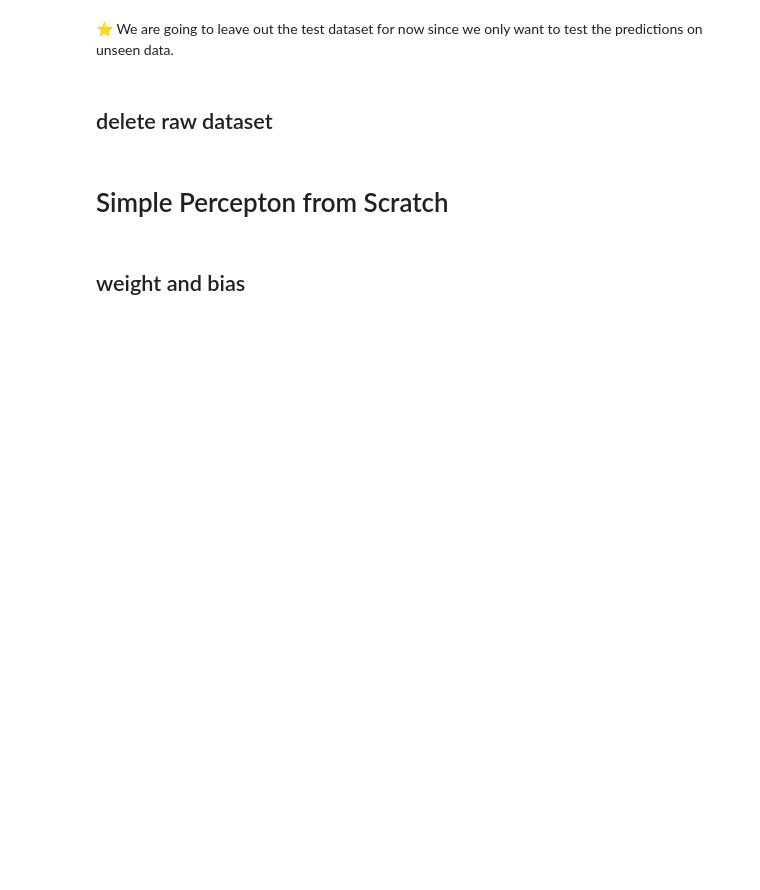
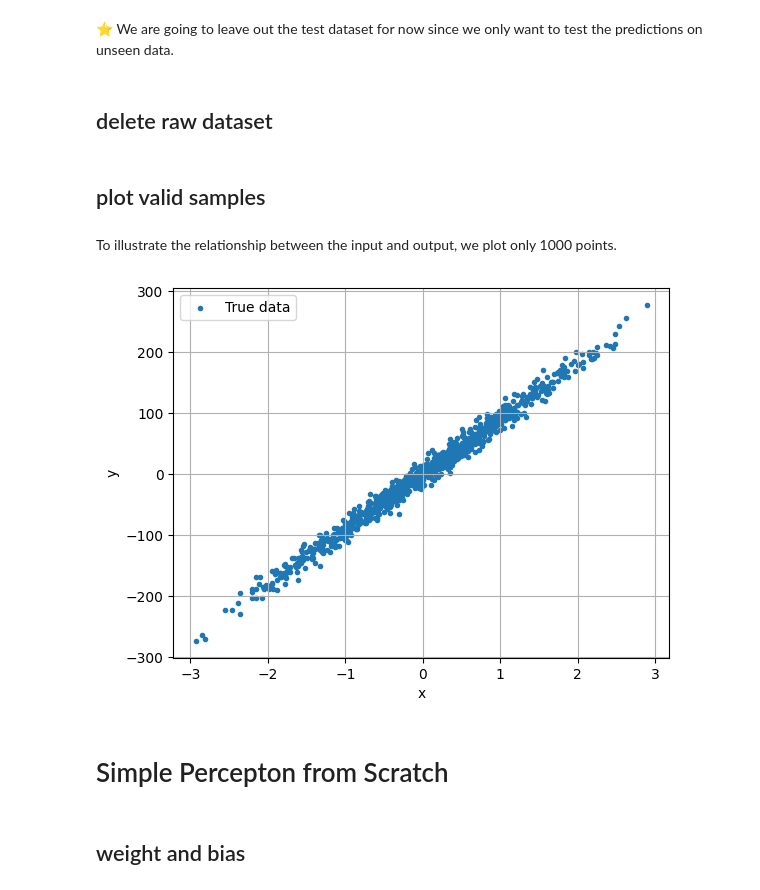
Before and after one commit to PilotLeoYan/inside-deep-learning, a Jupyter notebook: content/1-linear-regression/1-1-simple-linear-regression.ipynb, the cells around one changed output. Cells and saved outputs as stored; diff of their text form; code cells hidden in the pictures; blank space fills up the shorter version.

Commit message:
Update 1-1-simple-linear-regression.ipynb
+ Add plots

```diff
--- a/content/1-linear-regression/1-1-simple-linear-regression.ipynb
+++ b/content/1-linear-regression/1-1-simple-linear-regression.ipynb
@@ -142,7 +143,7 @@ X, Y = make_regression( # type: ignore
     n_features=1,
     n_targets=1,
     bias=random.random(), # random true bias
-    noise=1
+    noise=10
 )
 
 X = X.squeeze() # remove the axis of length 1
@@ -193,3 +194,8 @@ since we only want to test the predictions on unseen data.
 # %%
 del X
 del Y
+# %% [markdown]
+## plot valid samples
+# %% [markdown]
+To illustrate the relationship between the input and output,
+we plot only 1000 points.
@@ -196,3 +204,26 @@ del Y
+# %%
+def plot_lr(
+    x: np.ndarray, y: np.ndarray, model=None
+) -> None:
+    plt.scatter(x, y, marker='.', label='True data')
+
+    if model is not None:
+        input_ = torch.tensor([x.min(), x.max()], device=device)
+        pred = model.predict(input_)
+        plt.plot(input_.cpu(), pred.cpu(), 'r-', label='Predicted')
+
+    plt.grid(True)
+    plt.xlabel('x')
+    plt.ylabel('y')
+    plt.legend()
+    plt.show()
+# %%
+plot_lr(
+    X_valid[:1000].cpu(),
+    Y_valid[:1000].cpu(),
+)
+# %% [output]
+[figure, added]
 # %% [markdown]
 # Simple Percepton from Scratch
 # %% [markdown]
```
Also changed, not shown: parts of 15 cells of this notebook.
